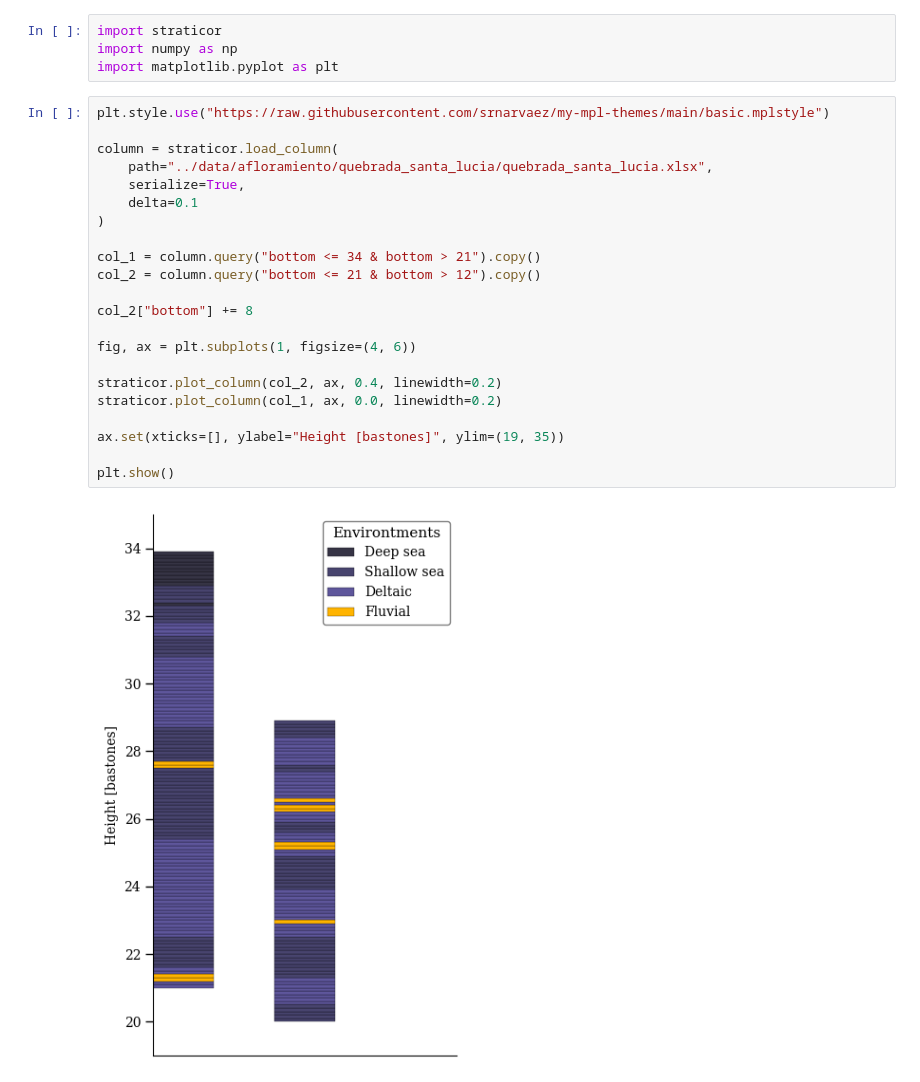
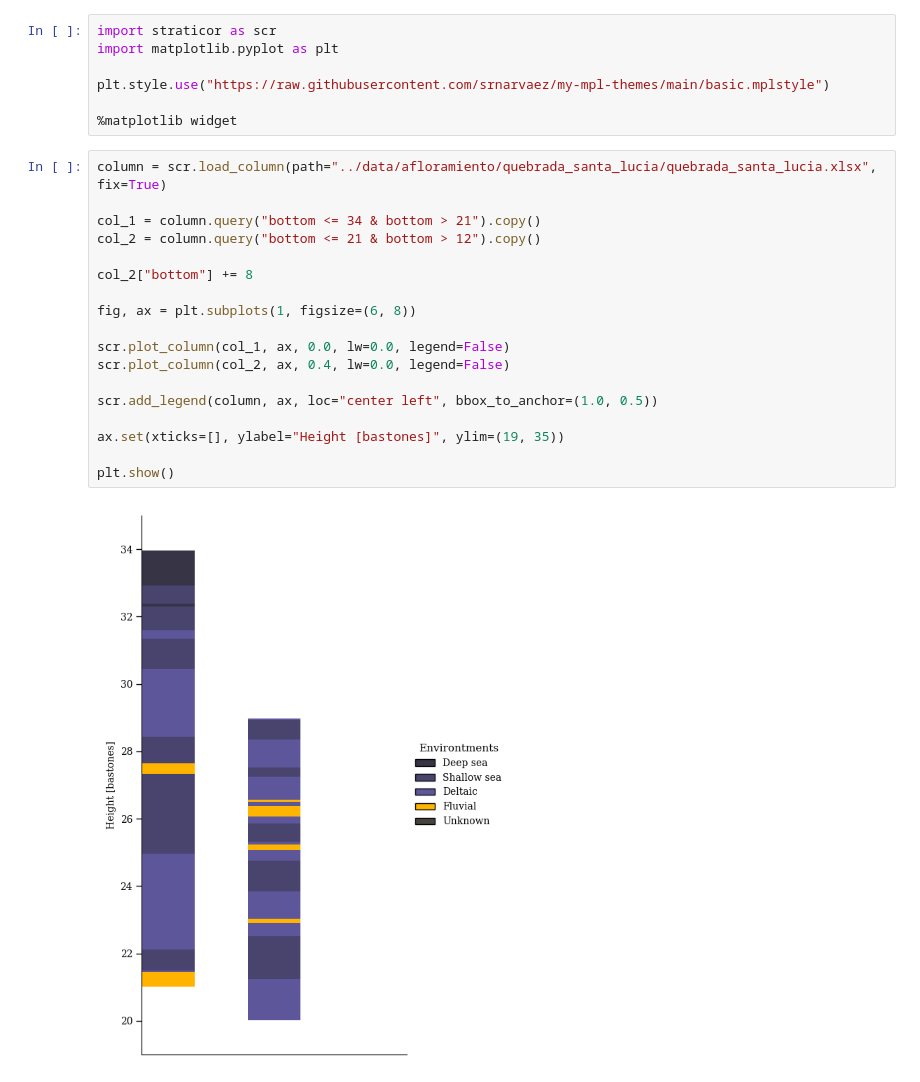
Before and after one commit to sebnarvaez19/straticor, a Jupyter notebook: notebooks/quebrada_santa_lucia.ipynb, the cells around one changed output. Cells and saved outputs as stored; diff of their text form.

Commit message:
test: update **quebrada santa lucía** test

```diff
--- a/notebooks/quebrada_santa_lucia.ipynb
+++ b/notebooks/quebrada_santa_lucia.ipynb
@@ -1,29 +1,28 @@
-# %%
-import straticor
-import numpy as np
-import matplotlib.pyplot as plt
+# %%
+import straticor as scr
+import matplotlib.pyplot as plt
+
+plt.style.use("https://raw.githubusercontent.com/srnarvaez/my-mpl-themes/main/basic.mplstyle")
+
+%matplotlib widget
 # %%
-plt.style.use("https://raw.githubusercontent.com/srnarvaez/my-mpl-themes/main/basic.mplstyle")
-
-column = straticor.load_column(
-    path="../data/afloramiento/quebrada_santa_lucia/quebrada_santa_lucia.xlsx",
-    serialize=True,
-    delta=0.1
-)
+column = scr.load_column(path="../data/afloramiento/quebrada_santa_lucia/quebrada_santa_lucia.xlsx", fix=True)
 
 col_1 = column.query("bottom <= 34 & bottom > 21").copy()
 col_2 = column.query("bottom <= 21 & bottom > 12").copy()
 
 col_2["bottom"] += 8
 
-fig, ax = plt.subplots(1, figsize=(4, 6))
+fig, ax = plt.subplots(1, figsize=(6, 8))
 
-straticor.plot_column(col_2, ax, 0.4, linewidth=0.2)
-straticor.plot_column(col_1, ax, 0.0, linewidth=0.2)
+scr.plot_column(col_1, ax, 0.0, lw=0.0, legend=False)
+scr.plot_column(col_2, ax, 0.4, lw=0.0, legend=False)
+
+scr.add_legend(column, ax, loc="center left", bbox_to_anchor=(1.0, 0.5))
 
 ax.set(xticks=[], ylabel="Height [bastones]", ylim=(19, 35))
 
 plt.show()
 # %% [output]
-[figure, old version]
+[figure, new version]
 # %%
```
Also changed, not shown: parts of 2 cells of this notebook, 4 other files.
